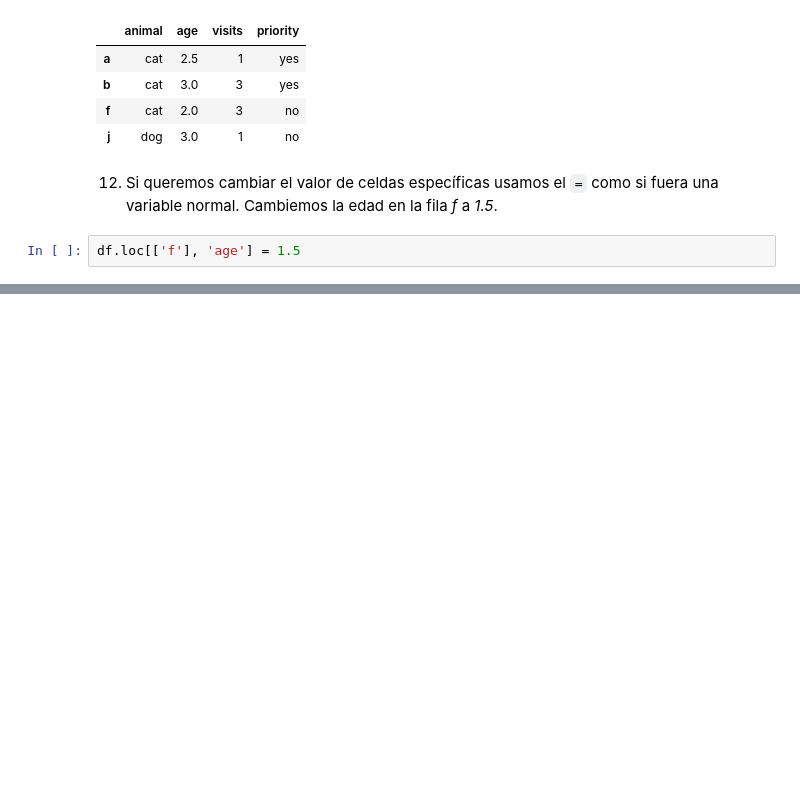
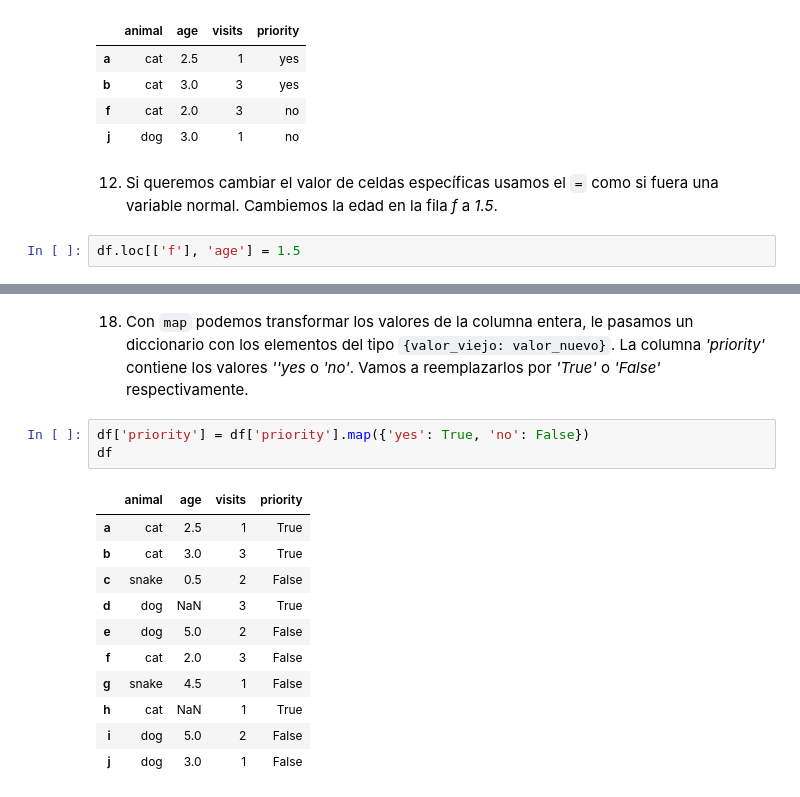
Before and after one commit to PabloDiosquez/Algoritmos_Y_Programacion_UBA, a Jupyter notebook: Pandas.ipynb, the cells around one changed output, grey strips where cells are left out. Cells and saved outputs as stored; diff of their text form; blank space fills up the shorter version.

```diff
--- a/Pandas.ipynb
+++ b/Pandas.ipynb
@@ -185,0 +262,17 @@ df.loc[['f'], 'age'] = 1.5
+# %% [markdown]
+18. Con `map` podemos transformar los valores de la columna entera, le pasamos un diccionario con los elementos del tipo `{valor_viejo: valor_nuevo}`. La columna *'priority'* contiene los valores *''yes* o *'no'*. Vamos a reemplazarlos por *'True'* o *'False'* respectivamente.
+# %%
+df['priority'] = df['priority'].map({'yes': True, 'no': False})
+df
+# %% [output]
+|  | animal | age | visits | priority |
+| a | cat | 2.5 | 1 | True |
+| b | cat | 3.0 | 3 | True |
+| c | snake | 0.5 | 2 | False |
+| d | dog | NaN | 3 | True |
+| e | dog | 5.0 | 2 | False |
+| f | cat | 2.0 | 3 | False |
+| g | snake | 4.5 | 1 | False |
+| h | cat | NaN | 1 | True |
+| i | dog | 5.0 | 2 | False |
+| j | dog | 3.0 | 1 | False |
```
Also changed, not shown: parts of 14 cells of this notebook.
